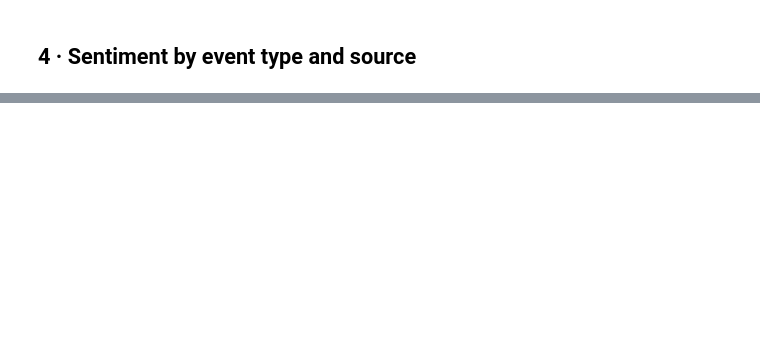
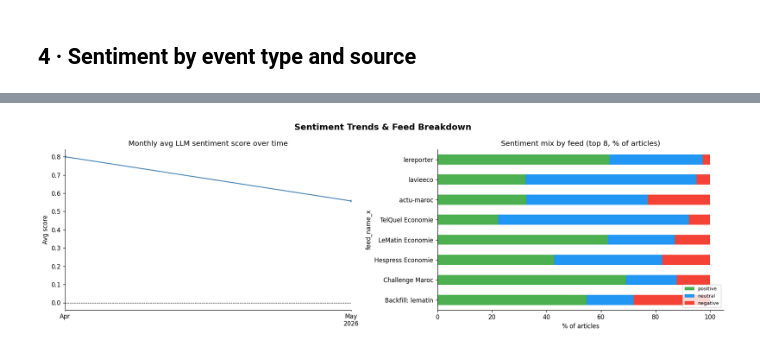
Before and after one commit to anas325/pfa_bvc, a Jupyter notebook: Notebooks/signal_pipeline/04_sentiment_analysis.ipynb, the cells around one changed output, grey strips where cells are left out. Cells and saved outputs as stored; diff of their text form; code cells hidden in the pictures; blank space fills up the shorter version.

```diff
--- a/Notebooks/signal_pipeline/04_sentiment_analysis.ipynb
+++ b/Notebooks/signal_pipeline/04_sentiment_analysis.ipynb
@@ -175,7 +177,7 @@ enriched_time = enriched.merge(
     articles_full[["url", "published_at", "feed_name"]],
     left_on="article_url", right_on="url", how="left"
 )
-enriched_time["published_at"] = pd.to_datetime(enriched_time["published_at"], utc=True)
+enriched_time["published_at"] = pd.to_datetime(enriched_time["published_at_x"], utc=True)
 enriched_time["month"] = enriched_time["published_at"].dt.to_period("M")
 
 monthly_sent = (
@@ -183,36 +185,38 @@ monthly_sent = (
     .groupby("month")["score"]
     .mean()
 )
 
 fig, axes = plt.subplots(1, 2, figsize=(16, 5))
 fig.suptitle("Sentiment Trends & Feed Breakdown", fontsize=14, fontweight="bold")
 
 monthly_sent.plot(ax=axes[0], color="steelblue", marker="o", markersize=3)
 axes[0].axhline(0, color="black", linewidth=0.7, linestyle="--")
 axes[0].set_title("Monthly avg LLM sentiment score over time")
 axes[0].set_xlabel("")
 axes[0].set_ylabel("Avg score")
 
 # Feed-level sentiment label breakdown (stacked bar, top 8 feeds)
-top_feeds = enriched_time["feed_name"].value_counts().head(8).index
+top_feeds = enriched_time["feed_name_x"].value_counts().head(8).index
 feed_sent = (
-    enriched_time[enriched_time["feed_name"].isin(top_feeds)]
-    .groupby(["feed_name", "sentiment"])
+    enriched_time[enriched_time["feed_name_x"].isin(top_feeds)]
+    .groupby(["feed_name_x", "sentiment"])
     .size()
     .unstack(fill_value=0)
 )
 feed_sent_pct = feed_sent.div(feed_sent.sum(axis=1), axis=0) * 100
 feed_sent_pct[["positive", "neutral", "negative"]].plot.barh(
     ax=axes[1],
     stacked=True,
     color={"positive": "#4CAF50", "neutral": "#2196F3", "negative": "#F44336"},
 )
 axes[1].set_title("Sentiment mix by feed (top 8, % of articles)")
 axes[1].set_xlabel("% of articles")
 axes[1].legend(loc="lower right", fontsize=8)
 
 plt.tight_layout()
 plt.show()
+# %% [output]
+[figure, added]
 # %%
 save(enriched, "articles_enriched")
 # %% [output]
```
Also changed, not shown: parts of 6 cells of this notebook, 9 other files.
